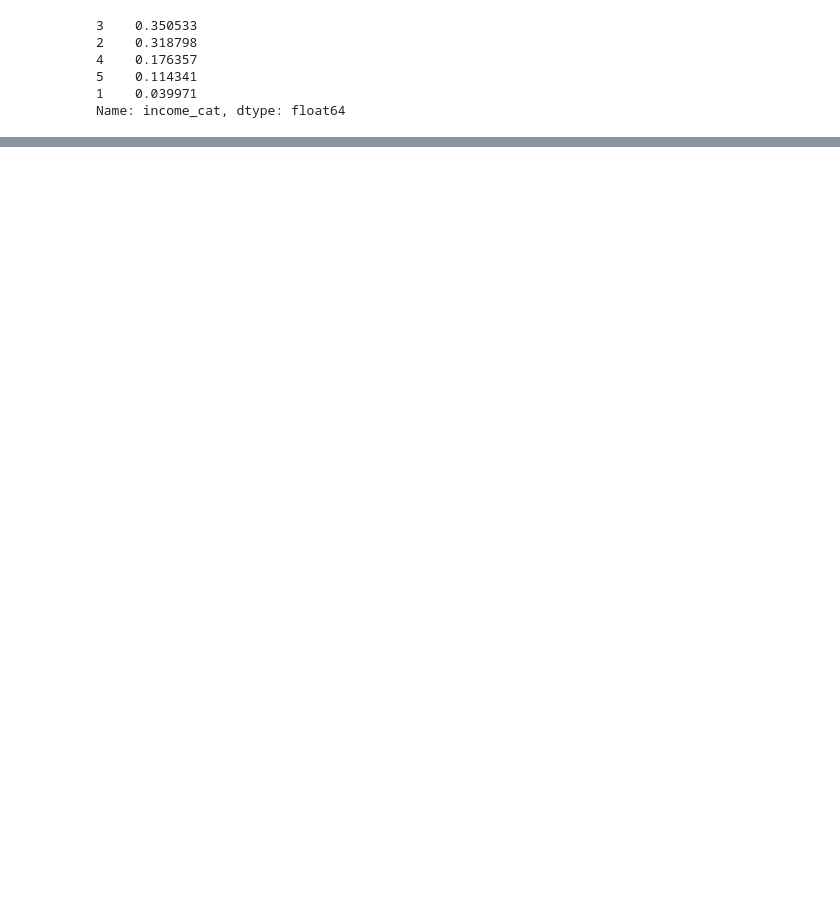
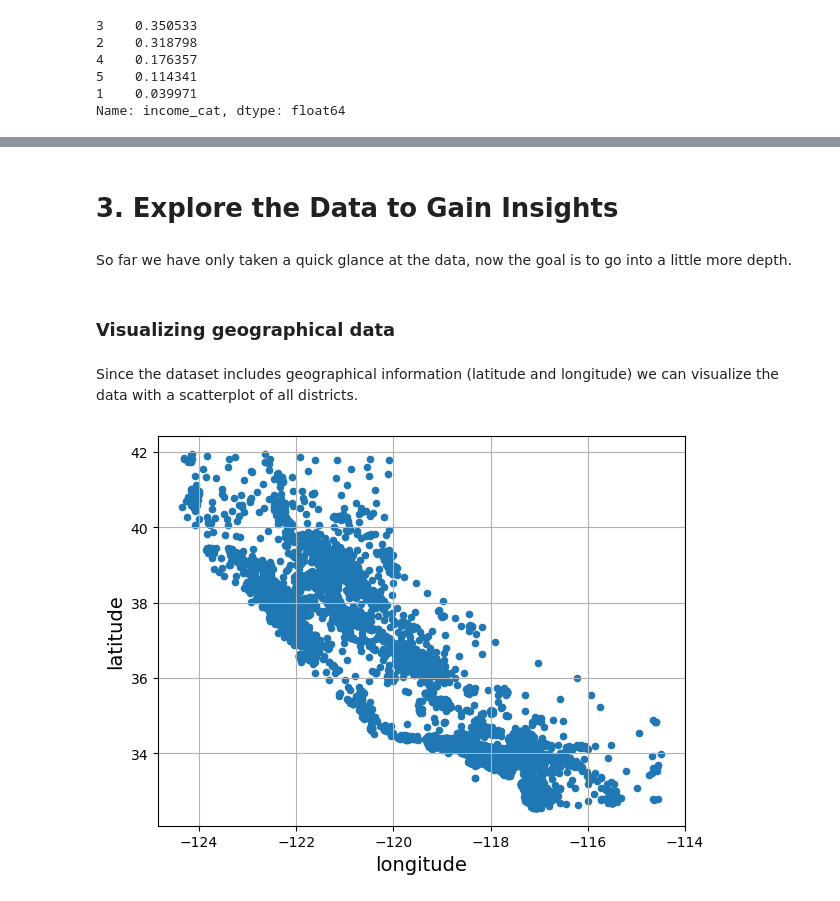
Before and after one commit to igolas0/Predicting-California-Housing-Prices, a Jupyter notebook: Predicting_California_Housing_Prices.ipynb, the cells around one changed output, grey strips where cells are left out. Drawn from its saved outputs; the diff is of its cells as text; code cells hidden in the pictures; blank space fills up the shorter version.

Commit message:
Added Steps: 3. Exploring Data & 4. Preparing Data for ML Algos

```diff
--- a/Predicting_California_Housing_Prices.ipynb
+++ b/Predicting_California_Housing_Prices.ipynb
@@ -216,0 +223,14 @@ housing.head()
+# %% [markdown]
+# 3. Explore the Data to Gain Insights
+# %% [markdown]
+So far we have only taken a quick glance at the data, now the goal is to go into a little more depth.
+# %% [markdown]
+### Visualizing geographical data
+# %% [markdown]
+Since the dataset includes geographical information (latitude and longitude) we can visualize the data with a scatterplot of all districts.
+# %%
+housing.plot(kind="scatter", x="longitude", y="latitude", grid=True)
+save_fig("bad_visualization_plot")  # extra code
+plt.show()
+# %% [output]
+[figure, added]
```
Also changed, not shown: parts of 48 cells of this notebook.
